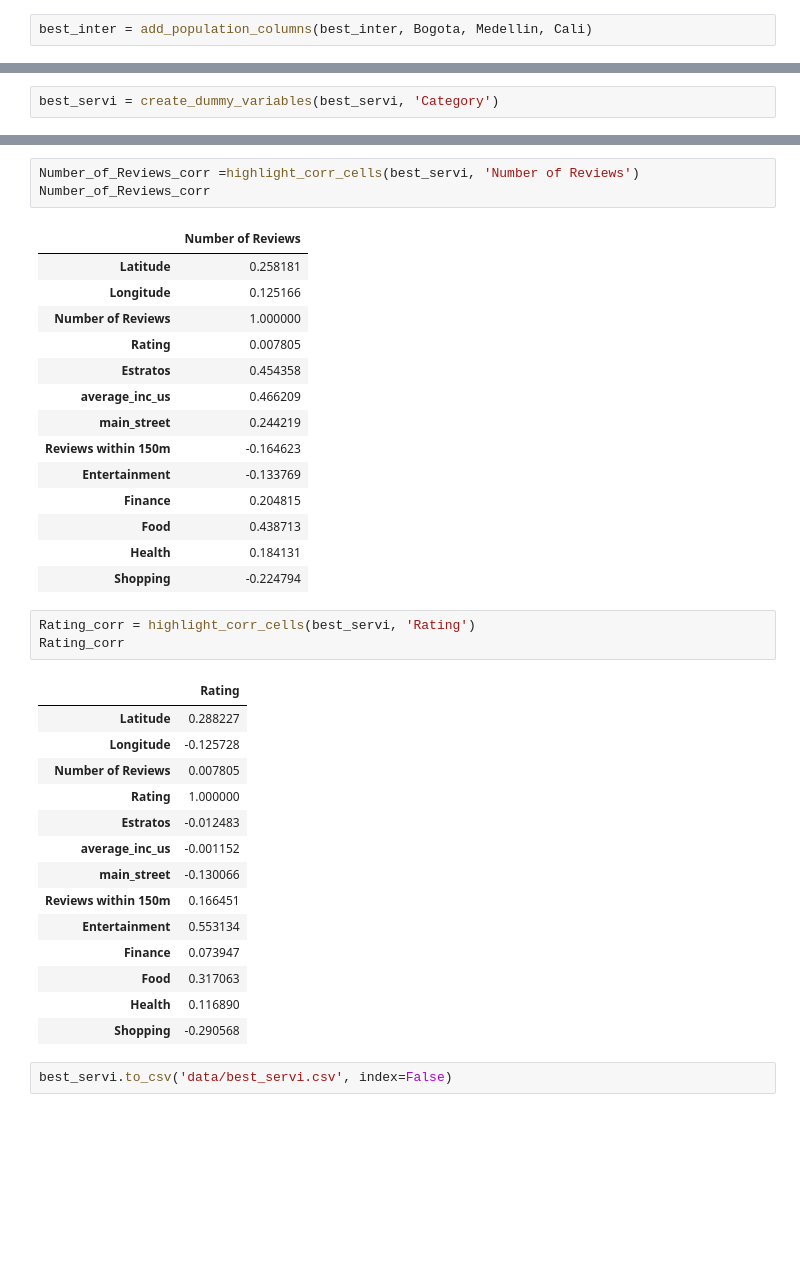
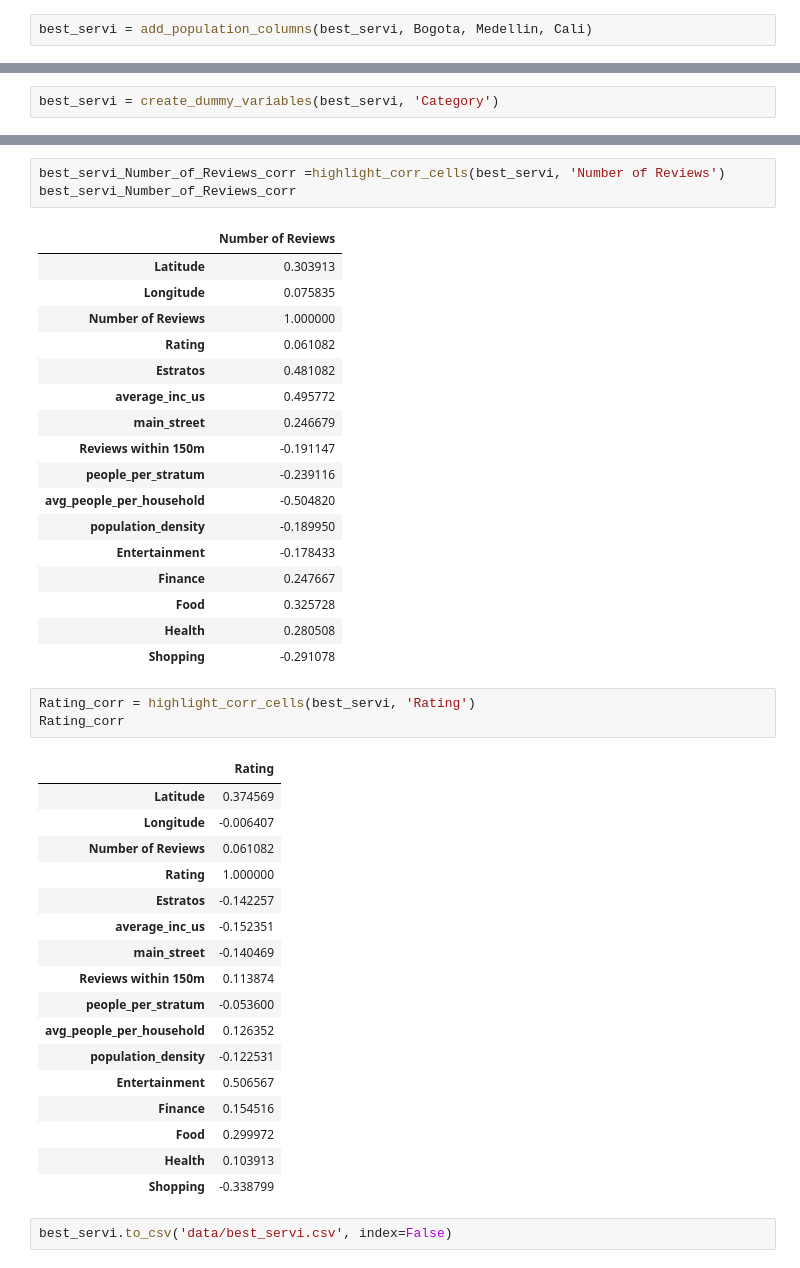
Before and after one commit to victorjrp92/Interrapidisimo_google_api, a Jupyter notebook: Interrapidisimo.ipynb, the cells around one changed output, grey strips where cells are left out. Cells and saved outputs as stored; diff of their text form; blank space fills up the shorter version.

```diff
--- a/Interrapidisimo.ipynb
+++ b/Interrapidisimo.ipynb
@@ -967,7 +1026,7 @@ best_servi["main_street"] = main_street
 # %%
 best_servi["Reviews within 150m"] = best_servi.apply(lambda row: get_reviews_within_radius(row, api_key), axis=1)
 # %%
-best_inter = add_population_columns(best_inter, Bogota, Medellin, Cali)
+best_servi = add_population_columns(best_servi, Bogota, Medellin, Cali)
 # %%
 best_servi['Category'] = best_servi['Types_str'].str.split(',').apply(categorize_types)
 # %%
@@ -1000,39 +1057,45 @@ best_servi
 # %%
-Number_of_Reviews_corr =highlight_corr_cells(best_servi, 'Number of Reviews')
-Number_of_Reviews_corr
+best_servi_Number_of_Reviews_corr =highlight_corr_cells(best_servi, 'Number of Reviews')
+best_servi_Number_of_Reviews_corr
 # %% [output]
 |  | Number of Reviews |
-| Latitude | 0.258181 |
-| Longitude | 0.125166 |
+| Latitude | 0.303913 |
+| Longitude | 0.075835 |
 | Number of Reviews | 1.000000 |
-| Rating | 0.007805 |
-| Estratos | 0.454358 |
-| average_inc_us | 0.466209 |
-| main_street | 0.244219 |
-| Reviews within 150m | -0.164623 |
-| Entertainment | -0.133769 |
-| Finance | 0.204815 |
-| Food | 0.438713 |
-| Health | 0.184131 |
-| Shopping | -0.224794 |
+| Rating | 0.061082 |
+| Estratos | 0.481082 |
+| average_inc_us | 0.495772 |
+| main_street | 0.246679 |
+| Reviews within 150m | -0.191147 |
+| people_per_stratum | -0.239116 |
+| avg_people_per_household | -0.504820 |
+| population_density | -0.189950 |
+| Entertainment | -0.178433 |
+| Finance | 0.247667 |
+| Food | 0.325728 |
+| Health | 0.280508 |
+| Shopping | -0.291078 |
 # %%
 Rating_corr = highlight_corr_cells(best_servi, 'Rating')
 Rating_corr
 # %% [output]
 |  | Rating |
-| Latitude | 0.288227 |
-| Longitude | -0.125728 |
-| Number of Reviews | 0.007805 |
+| Latitude | 0.374569 |
+| Longitude | -0.006407 |
+| Number of Reviews | 0.061082 |
 | Rating | 1.000000 |
-| Estratos | -0.012483 |
-| average_inc_us | -0.001152 |
-| main_street | -0.130066 |
-| Reviews within 150m | 0.166451 |
-| Entertainment | 0.553134 |
-| Finance | 0.073947 |
-| Food | 0.317063 |
-| Health | 0.116890 |
-| Shopping | -0.290568 |
+| Estratos | -0.142257 |
+| average_inc_us | -0.152351 |
+| main_street | -0.140469 |
+| Reviews within 150m | 0.113874 |
+| people_per_stratum | -0.053600 |
+| avg_people_per_household | 0.126352 |
+| population_density | -0.122531 |
+| Entertainment | 0.506567 |
+| Finance | 0.154516 |
+| Food | 0.299972 |
+| Health | 0.103913 |
+| Shopping | -0.338799 |
 # %%
 best_servi.to_csv('data/best_servi.csv', index=False)
 # %%
```
Also changed, not shown: parts of 50 cells of this notebook, 13 other files.
